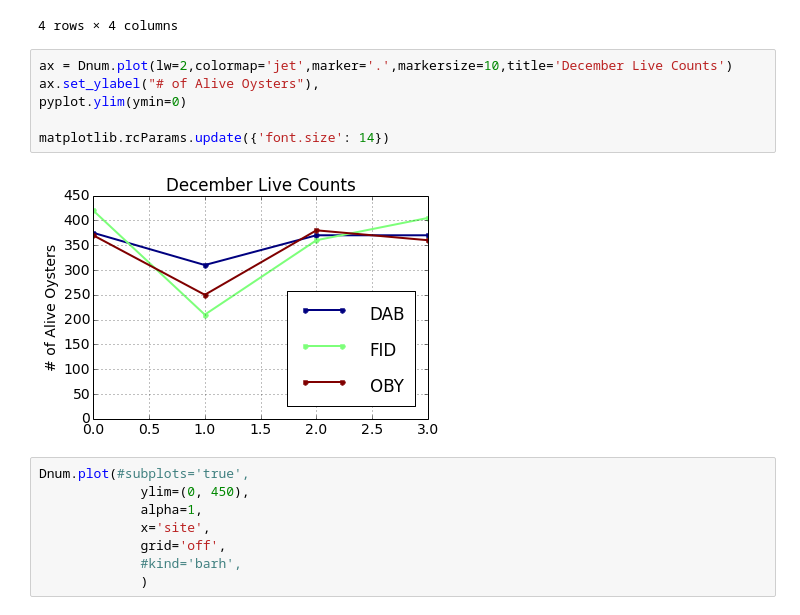
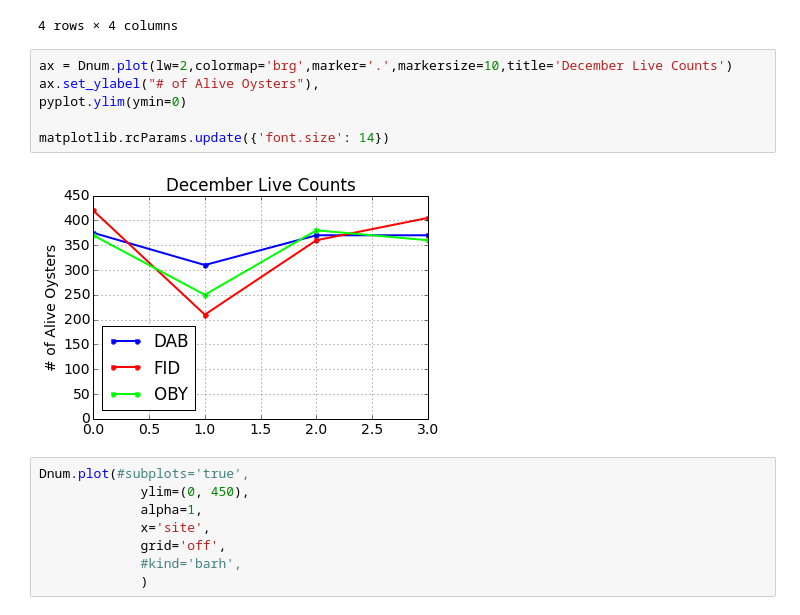
Before and after one commit to sr320/ipython_nb, a Jupyter notebook: Trait_Oo_exp.ipynb, the cells around one changed output. Cells and saved outputs as stored; diff of their text form.

Commit message:
color change

```diff
--- a/Trait_Oo_exp.ipynb
+++ b/Trait_Oo_exp.ipynb
@@ -129,13 +129,13 @@ Dnum
 | 3 | 370 | 405 | 360 | OysterBay |
 4 rows × 4 columns
 # %%
-ax = Dnum.plot(lw=2,colormap='jet',marker='.',markersize=10,title='December Live Counts')
+ax = Dnum.plot(lw=2,colormap='brg',marker='.',markersize=10,title='December Live Counts')
 ax.set_ylabel("# of Alive Oysters"),
 pyplot.ylim(ymin=0)
 
 matplotlib.rcParams.update({'font.size': 14})
 # %% [output]
-[figure, old version]
+[figure, new version]
 # %%
 Dnum.plot(#subplots='true',
              ylim=(0, 450),
```
